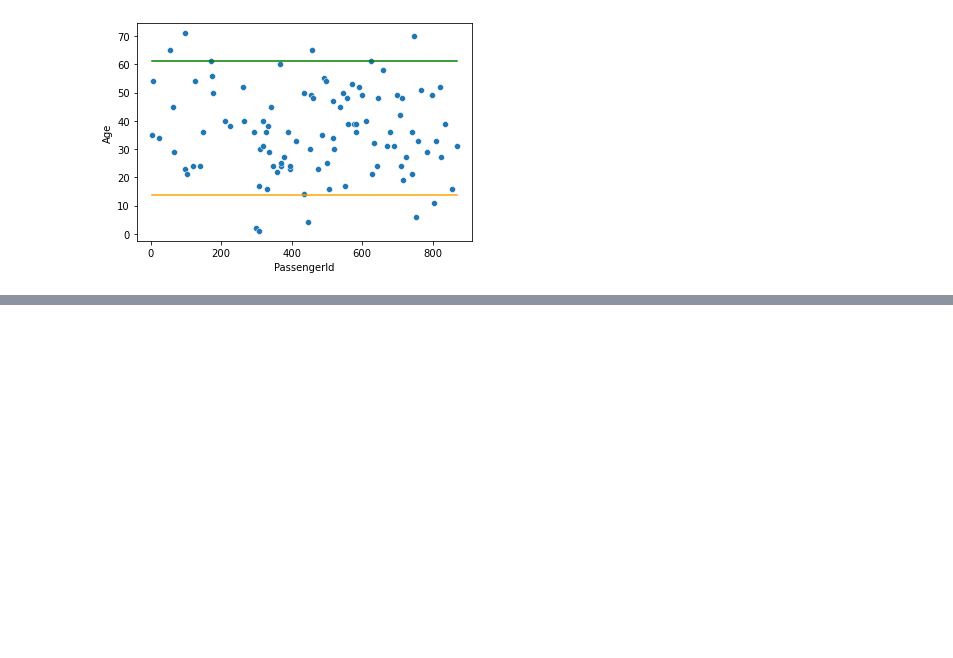
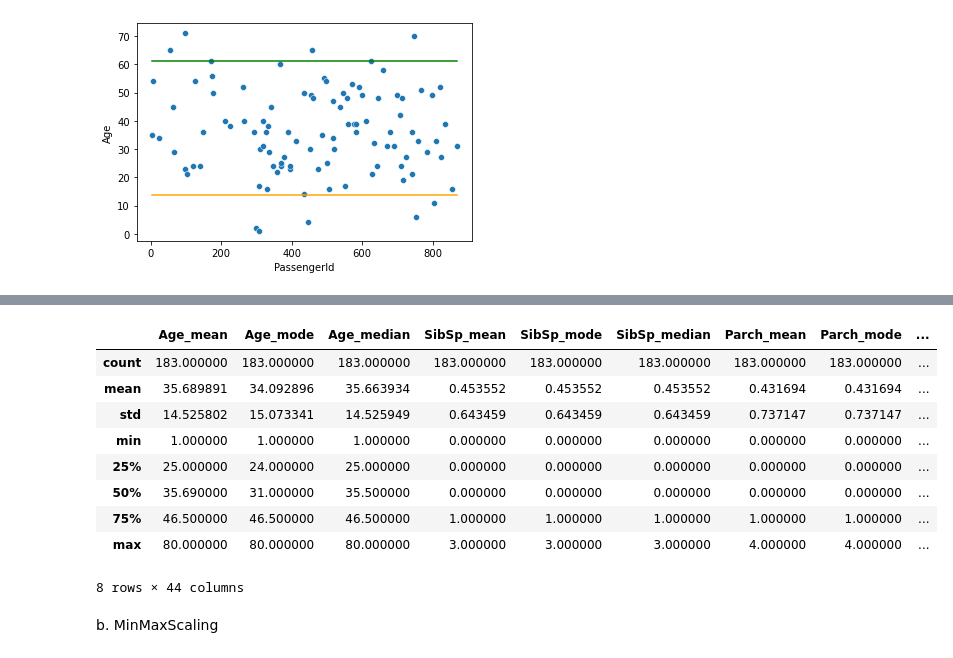
Before and after one commit to CarlosAlvarado-git/DataWrangling, a Jupyter notebook: Laboratorio8/Lab_8_Carlos_Alvarado.ipynb, the cells around one changed output, grey strips where cells are left out. Cells and saved outputs as stored; diff of their text form; code cells hidden in the pictures; blank space fills up the shorter version.

```diff
--- a/Laboratorio8/Lab_8_Carlos_Alvarado.ipynb
+++ b/Laboratorio8/Lab_8_Carlos_Alvarado.ipynb
@@ -794,0 +936,5 @@ COLUMNA PARCH
+# %%
+scaler = StandardScaler()
+df_z = data_imputaciones.copy()
+for col in df_z.select_dtypes(include=['float', 'int']).columns:
+    df_z[col+'_z'] = scaler.fit_transform(df_z[[col]])
@@ -794,0 +951,15 @@ COLUMNA PARCH
+# %%
+df_z.describe()
+# %% [output]
+|  | Age_mean | Age_mode | Age_median | SibSp_mean | SibSp_mode | SibSp_median | Parch_mean | Parch_mode | ... |
+| count | 183.000000 | 183.000000 | 183.000000 | 183.000000 | 183.000000 | 183.000000 | 183.000000 | 183.000000 | ... |
+| mean | 35.689891 | 34.092896 | 35.663934 | 0.453552 | 0.453552 | 0.453552 | 0.431694 | 0.431694 | ... |
+| std | 14.525802 | 15.073341 | 14.525949 | 0.643459 | 0.643459 | 0.643459 | 0.737147 | 0.737147 | ... |
+| min | 1.000000 | 1.000000 | 1.000000 | 0.000000 | 0.000000 | 0.000000 | 0.000000 | 0.000000 | ... |
+| 25% | 25.000000 | 24.000000 | 25.000000 | 0.000000 | 0.000000 | 0.000000 | 0.000000 | 0.000000 | ... |
+| 50% | 35.690000 | 31.000000 | 35.500000 | 0.000000 | 0.000000 | 0.000000 | 0.000000 | 0.000000 | ... |
+| 75% | 46.500000 | 46.500000 | 46.500000 | 1.000000 | 1.000000 | 1.000000 | 1.000000 | 1.000000 | ... |
+| max | 80.000000 | 80.000000 | 80.000000 | 3.000000 | 3.000000 | 3.000000 | 4.000000 | 4.000000 | ... |
+8 rows × 44 columns
+# %% [markdown]
+b. MinMaxScaling
```
Also changed, not shown: parts of 147 cells of this notebook.
